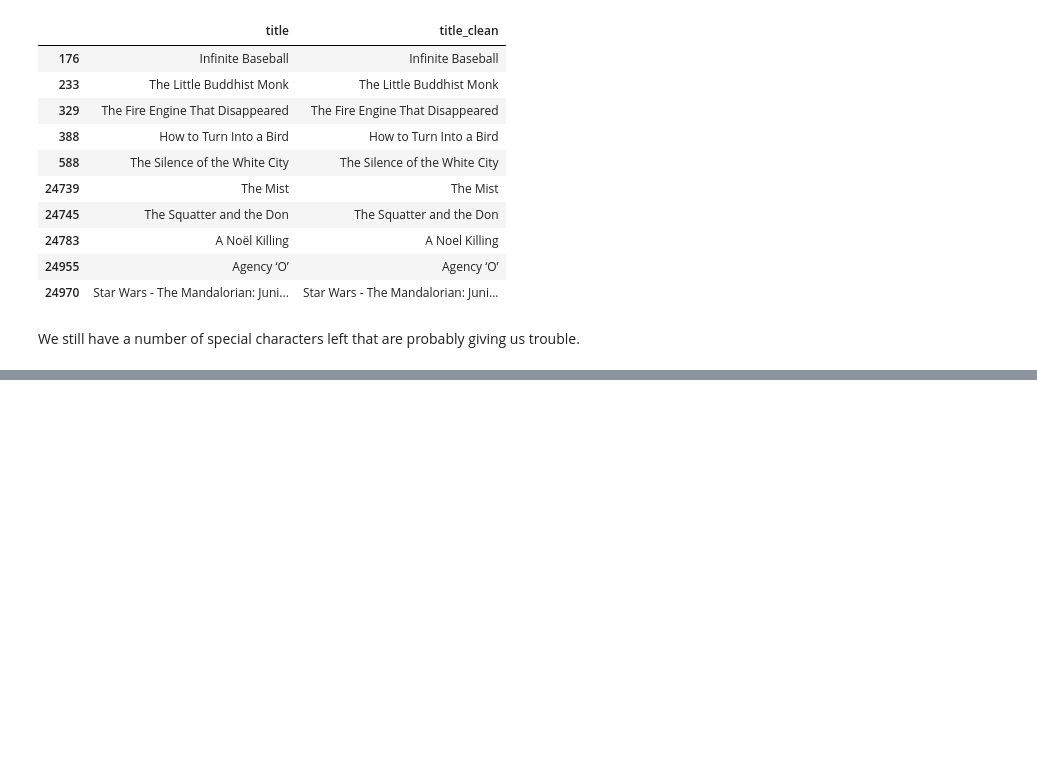
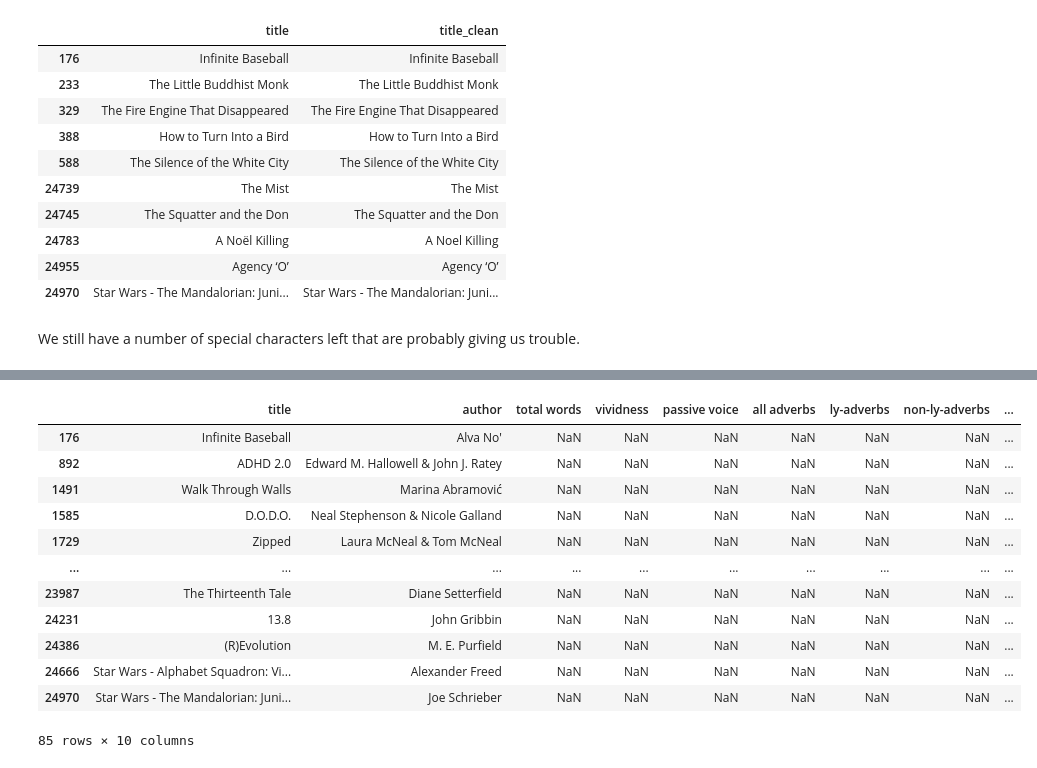
Before and after one commit to MsEM11/Genre_Prediction, a Jupyter notebook: 0_6_Data_Wrangling.ipynb, the cells around one changed output, grey strips where cells are left out. Saved outputs shown, nothing was run; the diff lists cells and outputs as text; code cells hidden in the pictures; blank space fills up the shorter version.

```diff
--- a/0_6_Data_Wrangling.ipynb
+++ b/0_6_Data_Wrangling.ipynb
@@ -214,0 +201,4 @@ True
+# %%
+for special in specials:
+    missing_prosecraft.title_clean = missing_prosecraft.title_clean.str.replace(special,'')
+    missing_prosecraft.author_clean = missing_prosecraft.author_clean.str.replace(special,'')
@@ -214,0 +250,29 @@ True
+# %%
+@sleep_and_retry
+@limits(calls=10, period=60)
+def get_prosecraft(index):
+    '''Given the cleaned title and author of a book, return the Prosecraft linguistic data'''
+
+    sleep(random.uniform(0.5,1.5))
+
+    #Copies the non-prosecraft columns of the original dataframe
+    #row = missing_prosecraft[(missing_prosecraft['title_clean'] == title) & (missing_prosecraft['author_clean'] == author)]
+    row = missing_prosecraft.loc[index]
+    info = {'title': row['title'], 'author':row['author'],
+            'genre':row['genre'],'year':row['year']}
+
+    #Formats the URL
+    title = row['title_clean'].replace(' ','-').lower()
+    author = row['author_clean'].replace(' ','-').lower()
+    URL = f"http://prosecraft.io/library/{author}/{title}"
+
+    #Fills out the missing elements of the original dataframe
+    page = requests.get(URL)
+    soup = BeautifulSoup(page.content, "html.parser")
+    headings = soup.find_all("div", {"class": "book-info-metric-heading"})
+    values = soup.find_all("div", {"class": "book-info-metric-value"})
+    for heading, value in zip(headings, values):
+        info[heading.text] = float(value.text.strip('%').replace(',',''))
+
+
+    return pd.Series(info)
@@ -214,0 +334,16 @@ True
+# %%
+in_order[in_order['vividness'].isna()]
+# %% [output]
+|  | title | author | total words | vividness | passive voice | all adverbs | ly-adverbs | non-ly-adverbs | ... |
+| 176 | Infinite Baseball | Alva No' | NaN | NaN | NaN | NaN | NaN | NaN | ... |
+| 892 | ADHD 2.0 | Edward M. Hallowell & John J. Ratey | NaN | NaN | NaN | NaN | NaN | NaN | ... |
+| 1491 | Walk Through Walls | Marina Abramović | NaN | NaN | NaN | NaN | NaN | NaN | ... |
+| 1585 | D.O.D.O. | Neal Stephenson & Nicole Galland | NaN | NaN | NaN | NaN | NaN | NaN | ... |
+| 1729 | Zipped | Laura McNeal & Tom McNeal | NaN | NaN | NaN | NaN | NaN | NaN | ... |
+| ... | ... | ... | ... | ... | ... | ... | ... | ... | ... |
+| 23987 | The Thirteenth Tale | Diane Setterfield | NaN | NaN | NaN | NaN | NaN | NaN | ... |
+| 24231 | 13.8 | John Gribbin | NaN | NaN | NaN | NaN | NaN | NaN | ... |
+| 24386 | (R)Evolution | M. E. Purfield | NaN | NaN | NaN | NaN | NaN | NaN | ... |
+| 24666 | Star Wars - Alphabet Squadron: Vi... | Alexander Freed | NaN | NaN | NaN | NaN | NaN | NaN | ... |
+| 24970 | Star Wars - The Mandalorian: Juni... | Joe Schrieber | NaN | NaN | NaN | NaN | NaN | NaN | ... |
+85 rows × 10 columns
```
Also changed, not shown: parts of 104 cells of this notebook, 1 other file.
